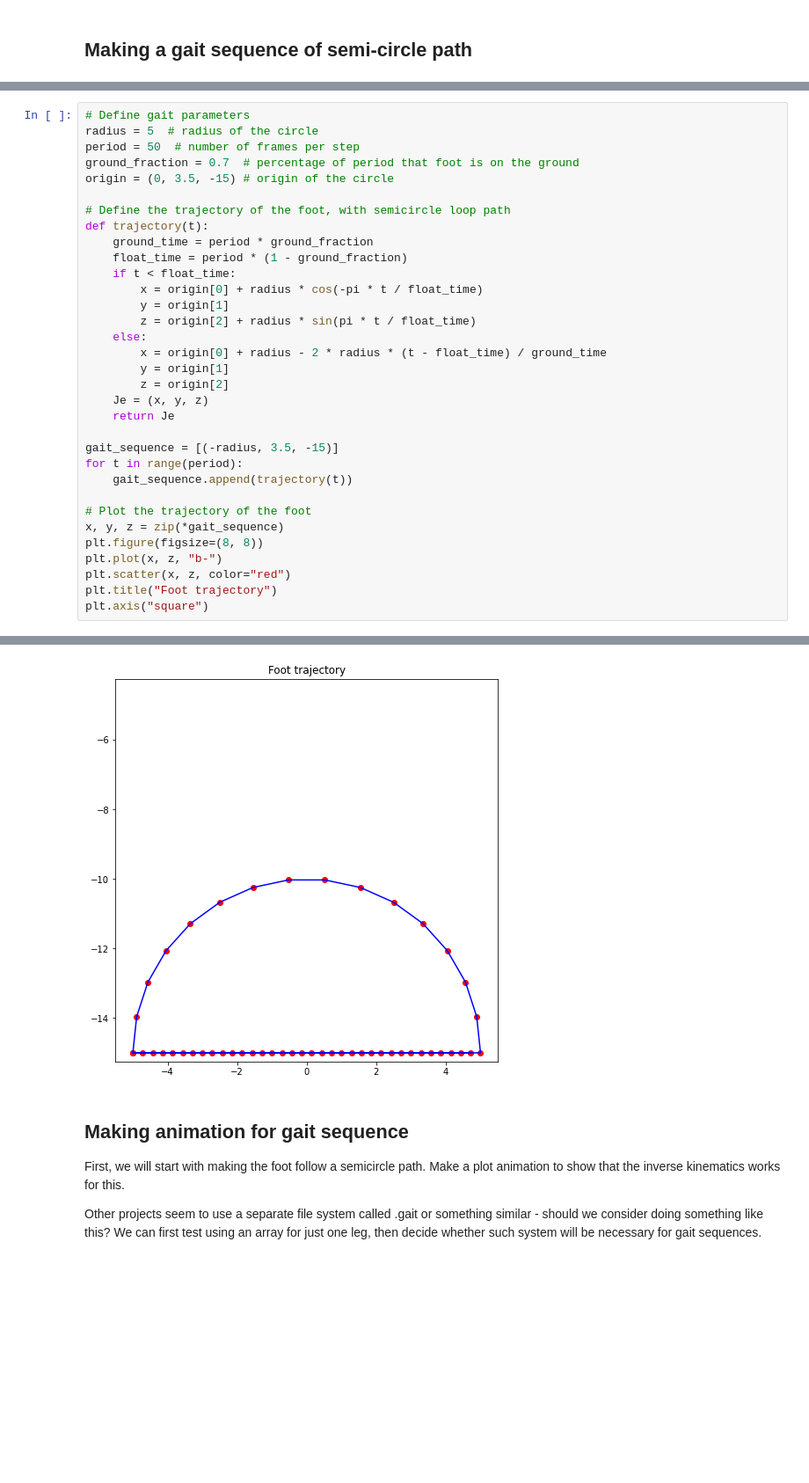
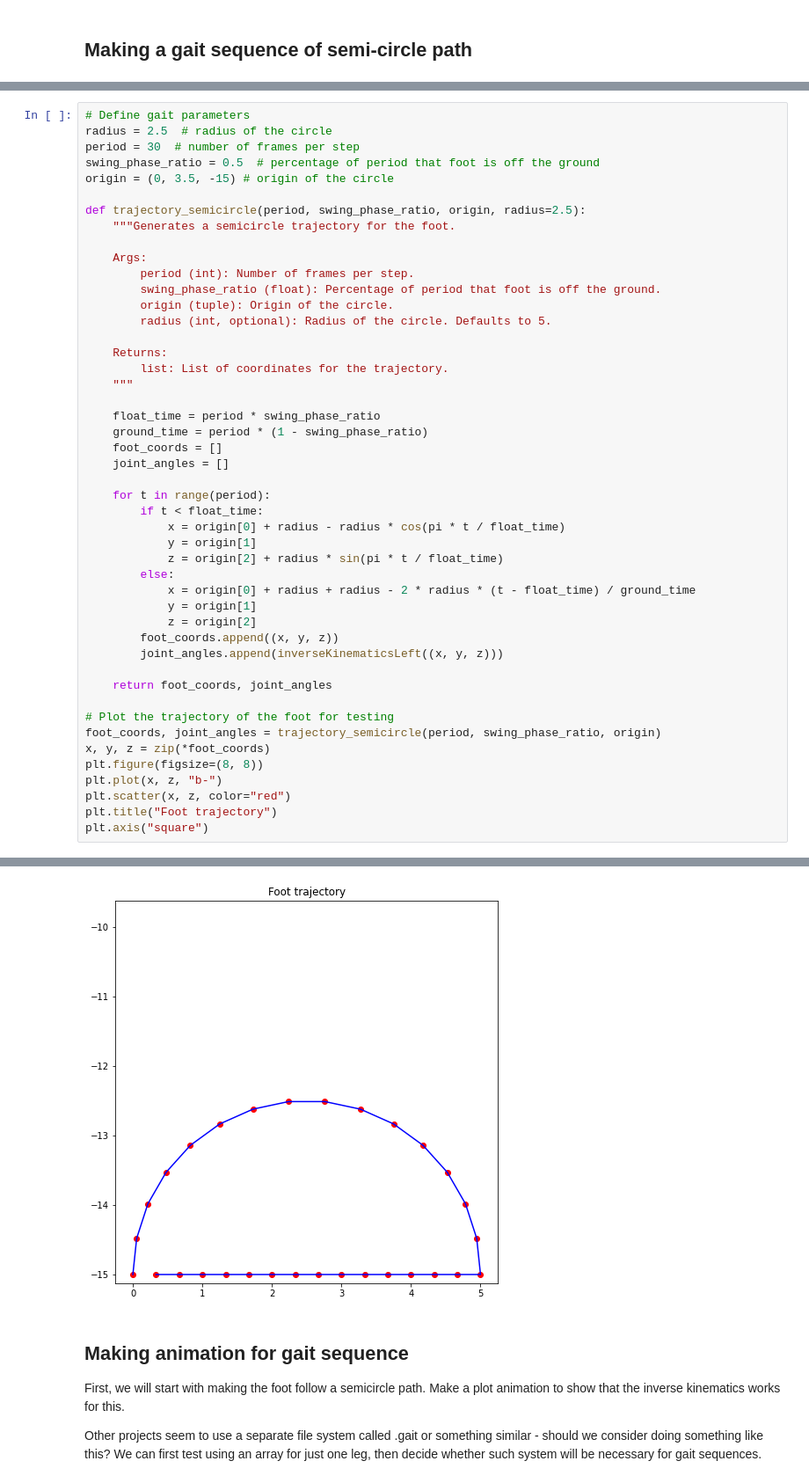
Before and after one commit to QronkOxford/Qronk, a Jupyter notebook: notebooks/kinematics.ipynb, the cells around one changed output, grey strips where cells are left out. Shown at 88% size. Saved outputs shown, nothing was run; the diff lists cells and outputs as text; blank space fills up the shorter version.

Commit message:
Add semicircle foot path

```diff
--- a/notebooks/kinematics.ipynb
+++ b/notebooks/kinematics.ipynb
@@ -305,31 +281,45 @@ plotLeg(forwardKinematicsLeft(th1, th2, th3))
 # %%
 # Define gait parameters
-radius = 5  # radius of the circle
-period = 50  # number of frames per step
-ground_fraction = 0.7  # percentage of period that foot is on the ground
+radius = 2.5  # radius of the circle
+period = 30  # number of frames per step
+swing_phase_ratio = 0.5  # percentage of period that foot is off the ground
 origin = (0, 3.5, -15) # origin of the circle
 
-# Define the trajectory of the foot, with semicircle loop path
-def trajectory(t):
-    ground_time = period * ground_fraction
-    float_time = period * (1 - ground_fraction)
-    if t < float_time:
-        x = origin[0] + radius * cos(-pi * t / float_time)
-        y = origin[1]
-        z = origin[2] + radius * sin(pi * t / float_time)
-    else:
-        x = origin[0] + radius - 2 * radius * (t - float_time) / ground_time
-        y = origin[1]
-        z = origin[2]
-    Je = (x, y, z)
-    return Je
+def trajectory_semicircle(period, swing_phase_ratio, origin, radius=2.5):
+    """Generates a semicircle trajectory for the foot.
 
-gait_sequence = [(-radius, 3.5, -15)]
-for t in range(period):
-    gait_sequence.append(trajectory(t))
+    Args:
+        period (int): Number of frames per step.
+        swing_phase_ratio (float): Percentage of period that foot is off the ground.
+        origin (tuple): Origin of the circle.
+        radius (int, optional): Radius of the circle. Defaults to 5.
 
-# Plot the trajectory of the foot
-x, y, z = zip(*gait_sequence)
+    Returns:
+        list: List of coordinates for the trajectory.
+    """
+
+    float_time = period * swing_phase_ratio
+    ground_time = period * (1 - swing_phase_ratio)
+    foot_coords = []
+    joint_angles = []
+
+    for t in range(period):
+        if t < float_time:
+            x = origin[0] + radius - radius * cos(pi * t / float_time)
+            y = origin[1]
+            z = origin[2] + radius * sin(pi * t / float_time)
+        else:
+            x = origin[0] + radius + radius - 2 * radius * (t - float_time) / ground_time
+            y = origin[1]
+            z = origin[2]
+        foot_coords.append((x, y, z))
+        joint_angles.append(inverseKinematicsLeft((x, y, z)))
+
+    return foot_coords, joint_angles
+
+# Plot the trajectory of the foot for testing
+foot_coords, joint_angles = trajectory_semicircle(period, swing_phase_ratio, origin)
+x, y, z = zip(*foot_coords)
 plt.figure(figsize=(8, 8))
 plt.plot(x, z, "b-")
 plt.scatter(x, z, color="red")
@@ -340,4 +330,4 @@ plt.axis("square")
-[figure, old version]
+[figure, new version]
 # %% [markdown]
 ## Making animation for gait sequence
 
```
Also changed, not shown: parts of 5 cells of this notebook.
